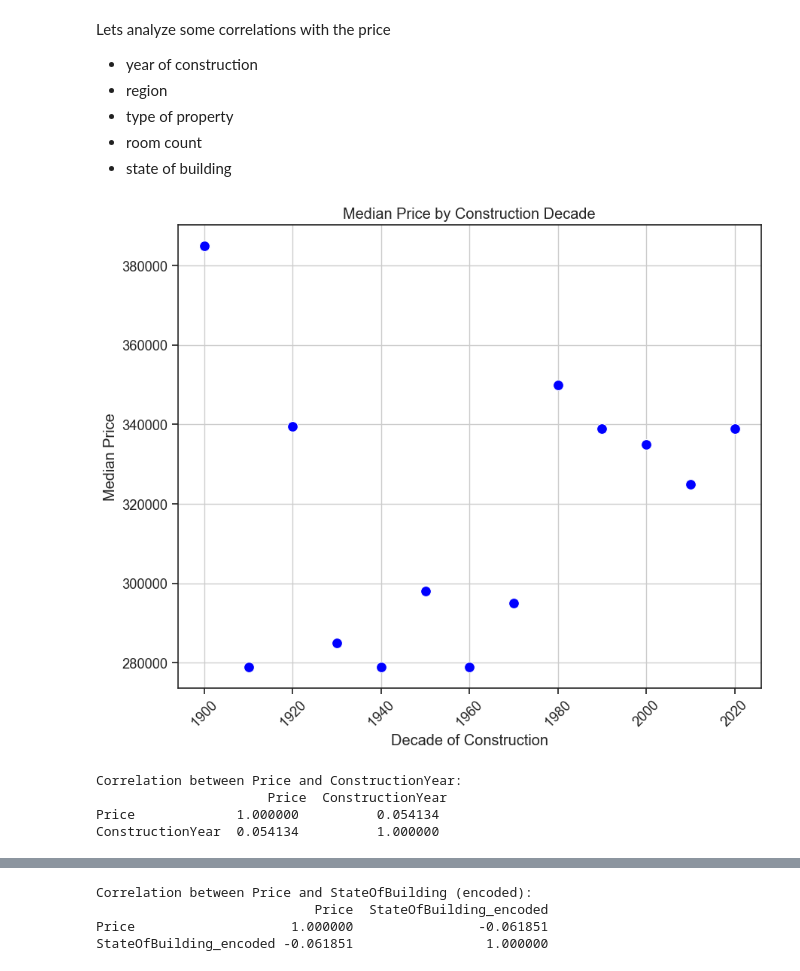
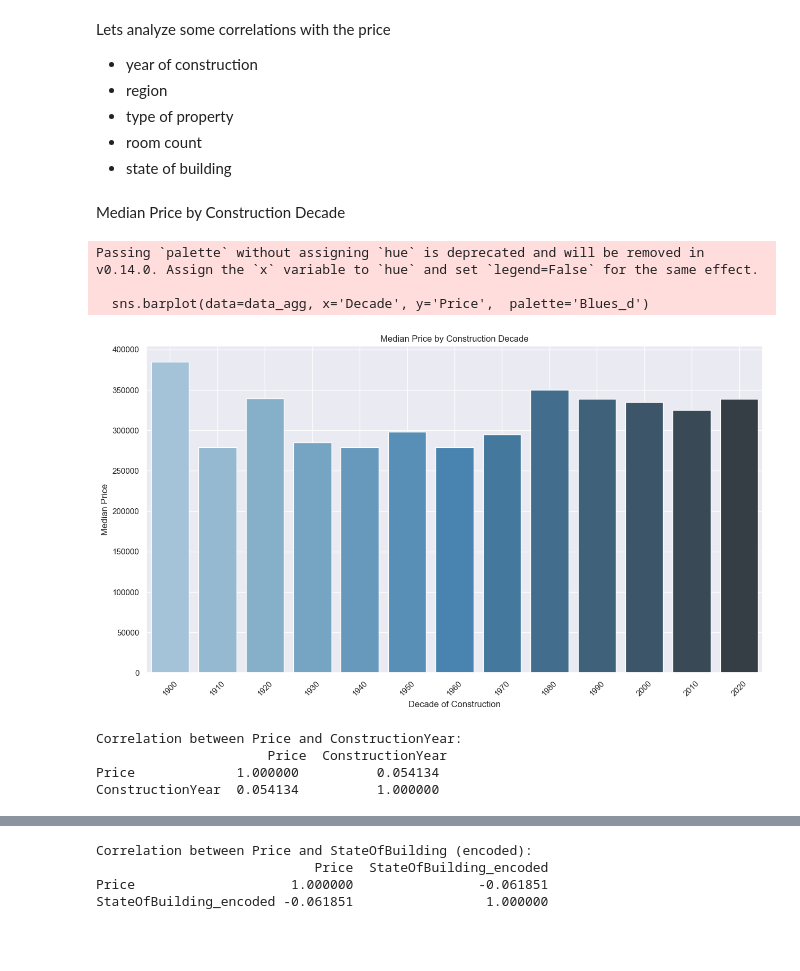
Before and after one commit to AdrienPiette/Data-visualisation, a Jupyter notebook: analyze/Analyzing.ipynb, the cells around one changed output, grey strips where cells are left out. Drawn from its saved outputs; the diff is of its cells as text; code cells hidden in the pictures; blank space fills up the shorter version.

```diff
--- a/analyze/Analyzing.ipynb
+++ b/analyze/Analyzing.ipynb
@@ -137,7 +140,7 @@ df['Price'] < 800000
 df_filtered = df_sales[df_sales['Price'] < 800000]
 
 df_average_price = df_filtered['Price'].mean()
-
+sns.set_theme()
 plt.figure(figsize=(12, 8))
 sns.histplot(df_filtered['Price'], kde=True)
 plt.title('Distribution of Prices')
@@ -223,3 +229,5 @@ df =pd.read_csv('df_cleaned_sale.csv')
+# %% [markdown]
+Median Price by Construction Decade
 # %%
 import seaborn as sns
 import pandas as pd
@@ -227,37 +235,42 @@ import matplotlib.pyplot as plt
 
 
 df = pd.read_csv('df_cleaned_sale.csv')
 
 
 df_filtered = df[(df['ConstructionYear'] > 1900) & (df['Price'] > 10000)].copy()
 
 
 df_filtered['Decade'] = (df_filtered['ConstructionYear'] // 10) * 10
 
 
 data_agg = df_filtered.groupby('Decade')['Price'].median().reset_index()
 
 
-plt.figure(figsize=(10, 8))
-sns.scatterplot(data=data_agg, x='Decade', y='Price', s=100, color='b')
+plt.figure(figsize=(15, 8))
+sns.barplot(data=data_agg, x='Decade', y='Price',  palette='Blues_d')
 plt.title('Median Price by Construction Decade')
 plt.xlabel('Decade of Construction')
 plt.ylabel('Median Price')
 plt.xticks(rotation=45)
 plt.grid(True)
 plt.show()
+
+
 
 
 correlation = df[['Price', 'ConstructionYear']].corr()
 print("Correlation between Price and ConstructionYear:\n", correlation)
 
 
 
 
 #grouper années faire un new df avec ces colonnes price et construction year goupby et aggrégations
 # %% [output]
+Passing `palette` without assigning `hue` is deprecated and will be removed in v0.14.0. Assign the `x` variable to `hue` and set `legend=False` for the same effect.
+
+  sns.barplot(data=data_agg, x='Decade', y='Price',  palette='Blues_d')
-[figure, old version]
+[figure, new version]
-Correlation between Price and ConstructionYear:
-                      Price  ConstructionYear
-Price             1.000000          0.054134
-ConstructionYear  0.054134          1.000000
+Correlation between Price and ConstructionYear:
+                      Price  ConstructionYear
+Price             1.000000          0.054134
+ConstructionYear  0.054134          1.000000
```
Also changed, not shown: parts of 21 cells of this notebook, 2 other files.
